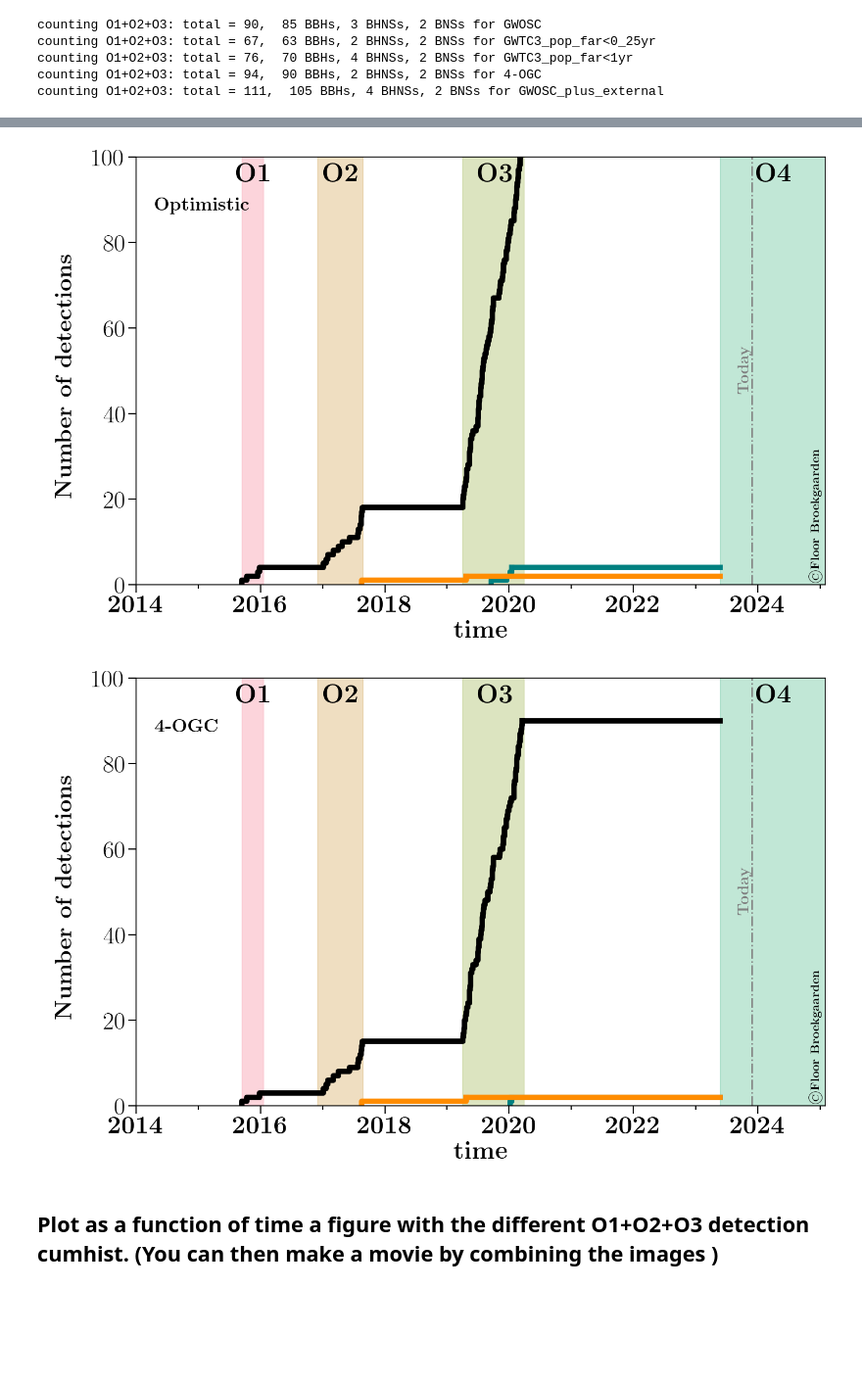
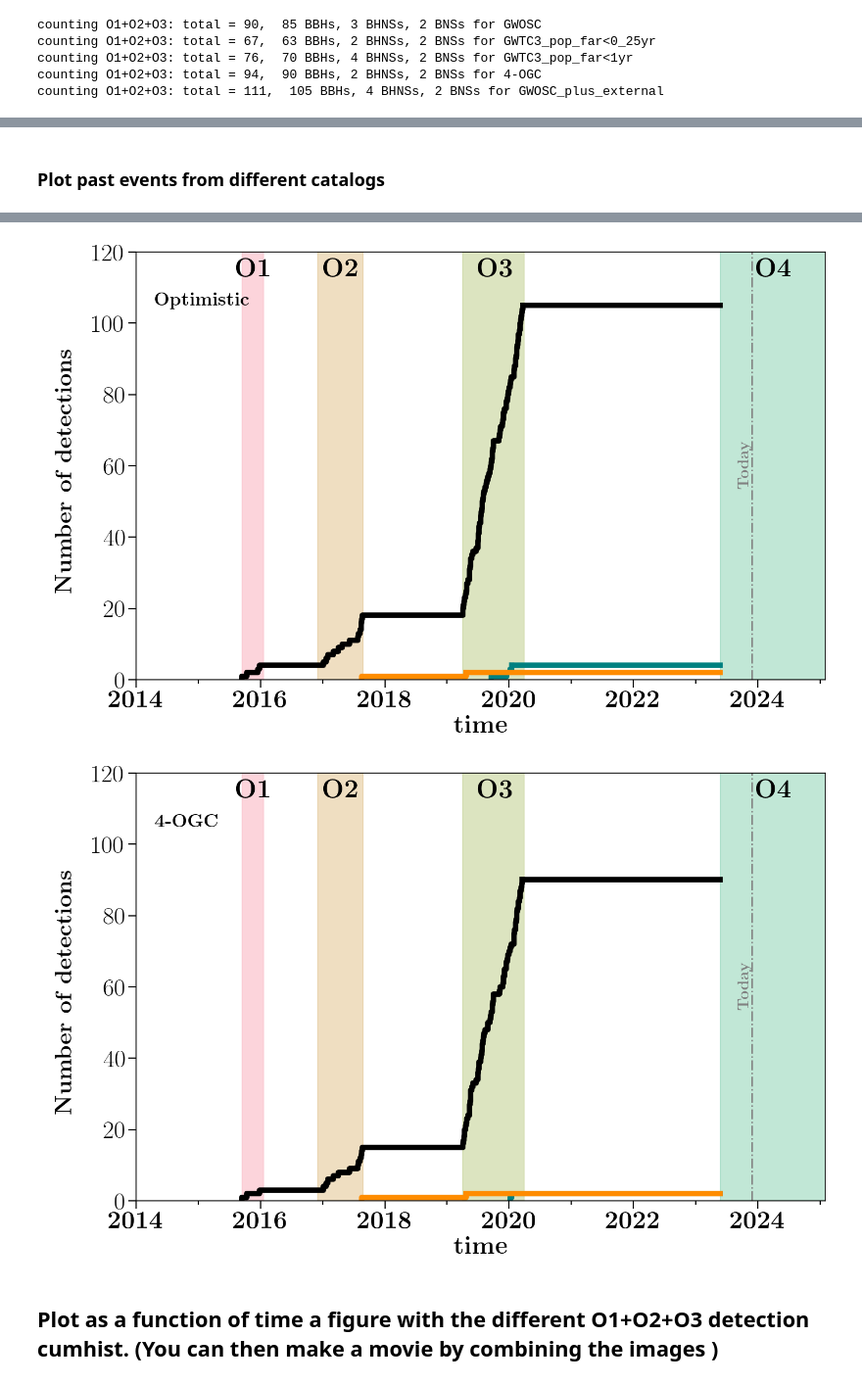
Before and after one commit to FloorBroekgaarden/GW_visualization_detection_number, a Jupyter notebook: The (expected) growth of the number of gravitational-wave detections from 2015 to 2040.ipynb, the cells around one changed output, grey strips where cells are left out. Shown: that part at 98% size. Cells and saved outputs as stored; diff of their text form; code cells hidden in the pictures; blank space fills up the shorter version.

Commit message:
update GW visualization scripts

```diff
--- a/The (expected) growth of the number of gravitational-wave detections from 2015 to 2040.ipynb
+++ b/The (expected) growth of the number of gravitational-wave detections from 2015 to 2040.ipynb
@@ -461,3 +461,5 @@ only  -187 days to O4!!
+# %% [markdown]
+### Plot past events from different catalogs
 # %%
 
 
@@ -518,7 +520,7 @@ def make_figures_different_GWTC3_catalog(label_dataset='GWTC3_pop_far<0_25yr', l
         ###############
 
 #         axe.set_ylim(0,1.1*max_yvalue)
-        axe.set_ylim(0,100)
+        axe.set_ylim(0,120)
         if stop_year<=2035:
             axe.yaxis.set_major_formatter('{x:,.0f}')
         else:
@@ -543,7 +545,7 @@ def make_figures_different_GWTC3_catalog(label_dataset='GWTC3_pop_far<0_25yr', l
 
 
         # add credits, you can delete this
-        axe.annotate(r'$\copyright \textbf{Floor Broekgaarden}$', (0.883,0.116), xycoords=('figure fraction','figure fraction'),  fontsize=fs-8, rotation=90, ha='right', va='bottom', color='k' )
+#         axe.annotate(r'$\copyright \textbf{Floor Broekgaarden}$', (0.883,0.116), xycoords=('figure fraction','figure fraction'),  fontsize=fs-8, rotation=90, ha='right', va='bottom', color='k' )
 
         # which GWTC3 catalog
         axe.annotate(r'$\textbf{%s }$'%label, (2014.3,0.78), xycoords=('data','figure fraction'),  fontsize=fs, rotation=0, ha='left', va='bottom', color='k' )
@@ -570,5 +572,5 @@ make_figures_different_GWTC3_catalog(label_dataset='4-OGC', label=r'4-OGC', no_l
-[figure, old version]
+[figure, new version]
-[figure, old version]
+[figure, new version]
 # %% [markdown]
 ## Plot as a function of time a figure with the different O1+O2+O3 detection cumhist. (You can then make a movie by combining the images )
 # %%
```
Also changed, not shown: parts of 10 cells of this notebook, 2 other files.
